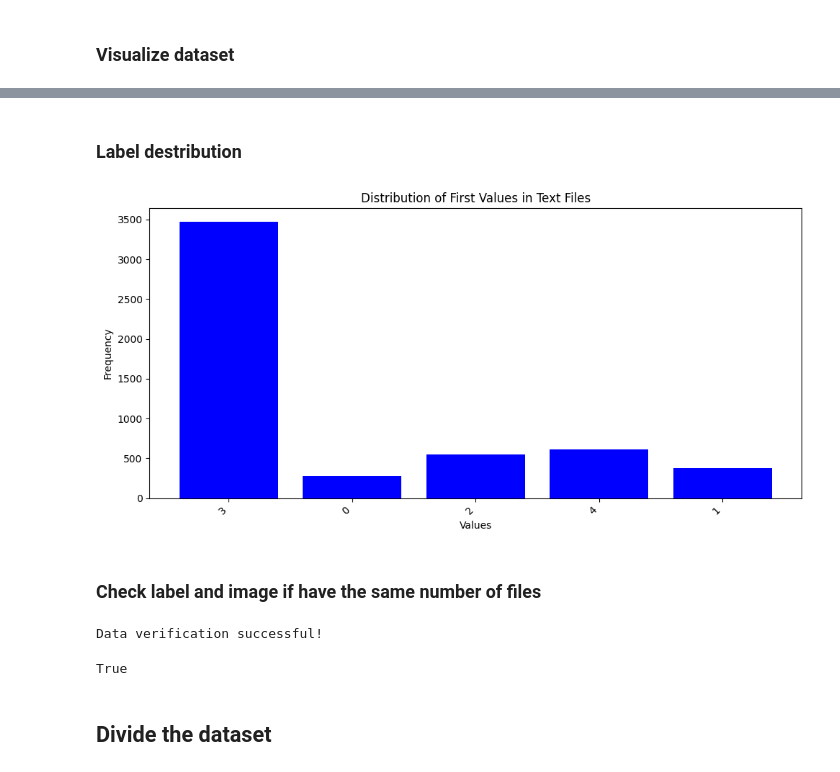
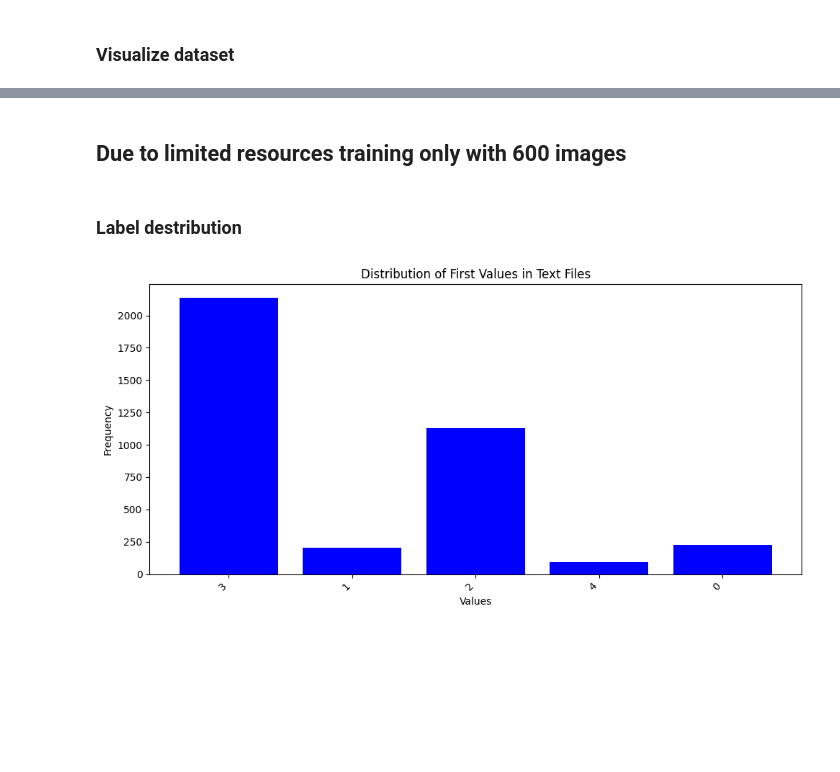
Before and after one commit to clara0goncalves/ComputerVision2024Sapienza, a Jupyter notebook: Data_Preprocessing/Data_preprocessing.ipynb, the cells around one changed output, grey strips where cells are left out. Cells and saved outputs as stored; diff of their text form; code cells hidden in the pictures; blank space fills up the shorter version.

Commit message:
update data normalization

```diff
--- a/Data_Preprocessing/Data_preprocessing.ipynb
+++ b/Data_Preprocessing/Data_preprocessing.ipynb
@@ -169,0 +453,2 @@ draw_bounding_boxes(image_folder, label_folder)
+# %% [markdown]
+## Due to limited resources training only with 600 images
@@ -182,90 +553,33 @@ def read_first_values_from_files(folder_path):
             with open(file_path, 'r') as file:
                 for line in file:
                     first_value = line.split()[0]  # Assuming values are space-separated
                     first_values.append(first_value)
     return first_values
 
 def plot_distribution(first_values):
     # Count the occurrences of each value
     value_counts = Counter(first_values)
 
     # Separate the keys and values for plotting
     keys = list(value_counts.keys())
     values = list(value_counts.values())
 
     # Create the bar graph
     plt.figure(figsize=(10, 5))
     plt.bar(keys, values, color='blue')
     plt.xlabel('Values')
     plt.ylabel('Frequency')
     plt.title('Distribution of First Values in Text Files')
     plt.xticks(rotation=45, ha='right')
     plt.tight_layout()
     plt.show()
 
 def main(folder_path):
     first_values = read_first_values_from_files(folder_path)
     plot_distribution(first_values)
 
-# Example usage:
-folder_path = '/content/drive/MyDrive/computer_vision/dataset/label'  # Replace with the path to your folder
+
+folder_path = '/content/drive/MyDrive/computer_vision/dataset/train/labels'
 main(folder_path)
 # %% [output]
-[figure, old version]
+[figure, new version]
-# %% [markdown]
-### Check label and image if have the same number of files
-# %%
-import os
-import numpy as np
-
-def verify_labels_format(label_folder):
-    # Check the format of the labels in the label folder
-    for filename in os.listdir(label_folder):
-        filepath = os.path.join(label_folder, filename)
-        if os.path.isfile(filepath) and filename.endswith('.txt'):
-            with open(filepath, 'r') as file:
-                for line in file:
-                    # Split the line and check if it contains numerical values
-                    values = line.strip().split()
-                    for value in values[1:]:
-                        try:
-                            float(value)
-                        except ValueError:
-                            print(f"Error: Invalid value '{value}' in file '{filename}'")
-                            return False
-    return True
-
-def preprocess_labels(label_folder):
-    # Preprocess the labels if needed
-    # In this example, we assume no preprocessing is needed
-    pass
-
-def verify_input_data(image_folder, label_folder):
-    # Verify the input data (both images and labels)
-    for filename in os.listdir(image_folder):
-        image_path = os.path.join(image_folder, filename)
-        label_path = os.path.join(label_folder, filename.replace('.png', '.txt'))
-        if not os.path.isfile(label_path):
-            print(f"Error: Label file not found for image '{filename}'")
-            return False
-    return True
-
-# Main function to verify all points
-def verify_data(image_folder, label_folder):
-    if not verify_labels_format(label_folder):
-        return False
-    preprocess_labels(label_folder)
-    if not verify_input_data(image_folder, label_folder):
-        return False
-    print("Data verification successful!")
-    return True
-
-# Example usage:
-image_folder = "/content/drive/MyDrive/computer_vision/dataset/image"
-label_folder = "/content/drive/MyDrive/computer_vision/dataset/label"
-verify_data(image_folder, label_folder)
-# %% [output]
-Data verification successful!
-True
-# %% [markdown]
-## Divide the dataset
```
Also changed, not shown: parts of 33 cells of this notebook.
